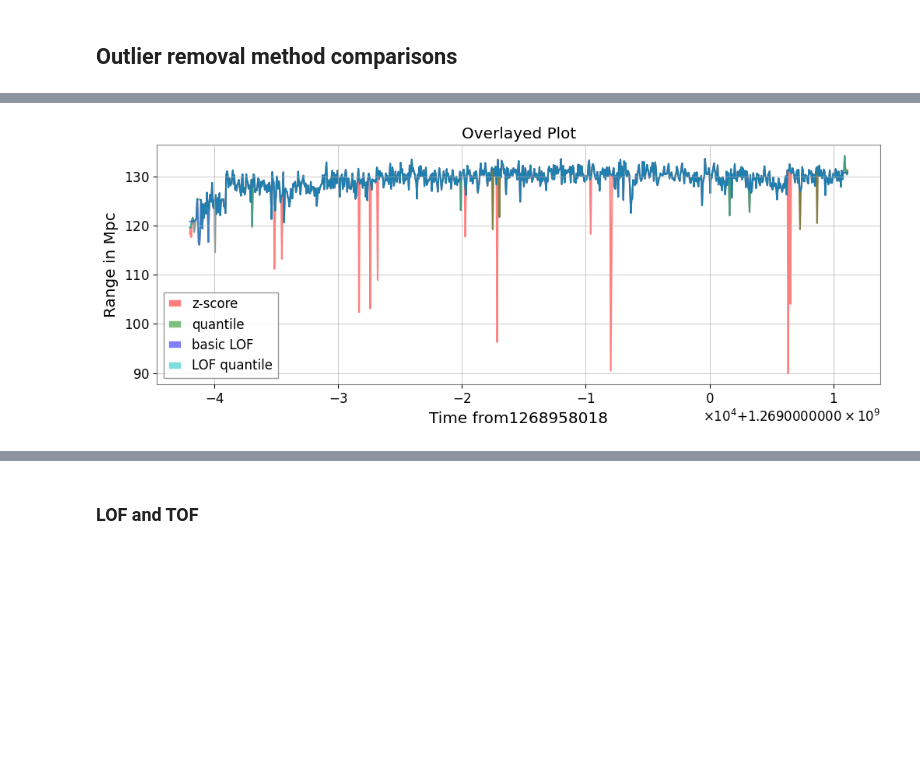
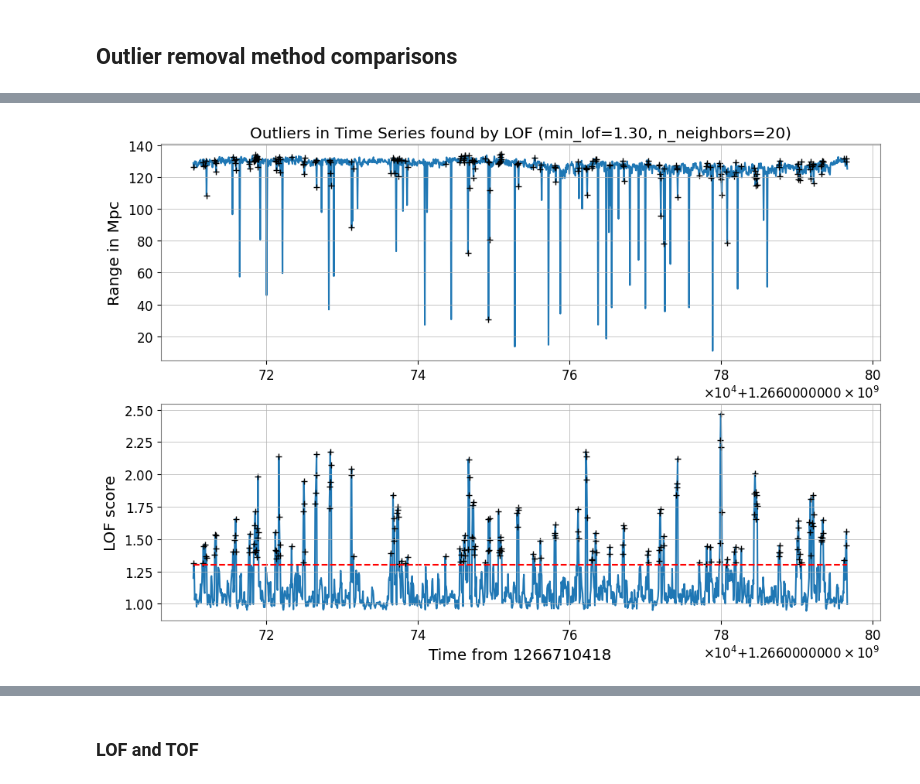
Before and after one commit to JulianZDing/LOFscratch, a Jupyter notebook: OutlierRemoval.ipynb, the cells around one changed output, grey strips where cells are left out. Drawn from its saved outputs; the diff is of its cells as text; code cells hidden in the pictures; blank space fills up the shorter version.

Commit message:
Add animations for windowed LOF method

```diff
--- a/OutlierRemoval.ipynb
+++ b/OutlierRemoval.ipynb
@@ -270,84 +295,84 @@ channel = "L1:DMT-SNSW_EFFECTIVE_RANGE_MPC.mean"
 # start and end represent the begining and end times (gps) that data is pulled from
 # use tconvert(gps_time) to find the date
 
-start, end = (1268958018, 1269011267)
-#start, end = (1264982418, 1264982418+53249) # Feb 6, 2020
-#start, end = (1264982418, 1264982418+53249) # Feb 6, 2020
-#start, end = (1264982418, 1264982418+53249) # Feb 6, 2020
-#start, end = (1264982418, 1264982418+53249) # Feb 6, 2020
+# start, end = (1268958018, 1269011267)
+# start, end = (1264982418, 1265068758) # Feb 6, 2020 (seems to have gaps in data)
+start, end = (1266710418, 1266796758) # Feb 26, 2020
+# start, end = (1267315218, 1267401558) # Mar 4, 2020 (seems to have gaps in data)
+# start, end = (1268956818, 1269043158) # Mar 23, 2020
 
-# Creating TimeSeries to run the outlier removal on
-ts1 = TimeSeries.get(channel, start, end)
-ts2 = TimeSeries.get(channel, start, end)
-
-# Comparing outliers found by both methods
-old = find_outliers(ts1, N=2.5, method='s')
-new = find_outliers(ts2, N=.05, method='pf')
-print("The z-score method found outliers at:", old)
-print("The percentile method found outliers at:", new)
 
 # This will plot the unaltered data with the outliers found by the default method
 # This method is supposed to run iteratively, more work would need to be done to see the progression of identified outliers
+ts1 = TimeSeries.get(channel, start, end)
+old = find_outliers(ts1, N=2.5, method='s')
+print("The z-score method found outliers at:", old)
 fig1, ax1 = plt.subplots(figsize=[12,4])
 ax1.plot(ts1)
 ax1.plot(ts1.times.value[old], ts1.value[old], 'ro')
-ax1.set_title("Primary Time Series with Default Method")
+ax1.set_title("Primary Time Series with z-score Method")
 ax1.set_xlabel("Time from " + str(start))
 ax1.set_ylabel("Range in Mpc")
 fig1.show()
-#plt.savefig('./outlier_plots/Mar23_original.png')
+
+remove_outliers(ts1, N=2.5) #The default outlier removal now acts on ts1
+fig3, ax3 = plt.subplots(figsize=[12,4])
+ax3.plot(ts1, color='red')
+ax3.set_title("z-score Method for Removing Outliers")
+ax3.set_xlabel("Time from" + str(start))
+ax3.set_ylabel("Range in Mpc")
+fig3.show()
 
 #This will plot the unaltered data with the outliers found by the percentile method in green stars
+ts2 = TimeSeries.get(channel, start, end)
+new = find_outliers(ts2, N=.05, method='pf')
+print("The percentile method found outliers at:", new)
 fig2, ax2 = plt.subplots(figsize=[12,4])
 ax2.plot(ts2)
-ax2.plot(ts2.times.value[new], ts2.value[new], 'g*')
+ax2.plot(ts2.times.value[new], ts2.value[new], 'b*')
 ax2.set_title("Primary Time Series with Percentile Method")
 ax2.set_xlabel("Time from " + str(start))
 ax2.set_ylabel("Range in Mpc")
 fig2.show()
-#plt.savefig('./outlier_plots/Mar23_percentile_outlier_find.png')
 
-#The default outlier removal now acts on ts1
-remove_outliers(ts1, N=2.5)
-fig3, ax3 = plt.subplots(figsize=[12,4])
-#ax3.plot(ts2, color='blue')
-ax3.plot(ts1, color='green')
-ax3.set_title("Default Method for Removing Outliers")
-ax3.set_xlabel("Time from" + str(start))
-ax3.set_ylabel("Range in Mpc")
-fig3.show()
-#plt.savefig('./outlier_plots/Mar23_original_removal.png')
-
-#The percentile outlier removal now acts on ts2
-remove_outliers(ts2, N=.05, method='pf')
+remove_outliers(ts2, N=.05, method='pf') #The percentile outlier removal now acts on ts2
 fig4, ax4 = plt.subplots(figsize=[12,4])
-ax4.plot(ts2)
+ax4.plot(ts2, color='blue')
 ax4.set_title("Percentile Method for Removing Outliers")
 ax4.set_xlabel("Time from" + str(start))
 ax4.set_ylabel("Range in Mpc")
 fig4.show()
-#plt.savefig('./outlier_plots/Mar23_percentile_removal.png')
 
 # Basic LOF method
-min_lof = 1.1
-n_neighbors = 20
-ts4 = TimeSeries.get(channel, start, end)
-outliers = find_lof_outliers(ts4, min_lof, n_neighbors)
-remove_by_idx(ts4, outliers)
-
-# LOF quantile method
-q = 0.05
+min_lof = 1.3
 n_neighbors = 20
 ts3 = TimeSeries.get(channel, start, end)
-outliers = find_lof_quantile(ts3, q, n_neighbors)
+outliers, lofs = find_lof_outliers_window(ts3, min_lof, n_neighbors)
+fig6, axs = plt.subplots(2, 1, figsize=[12,8])
+axs[0].plot(ts3)
+axs[0].plot(ts3.times.value[outliers], ts3.value[outliers], 'k+')
+axs[0].set_title("Outliers in Time Series found by LOF (min_lof=%.2f, n_neighbors=%d)" % (min_lof, n_neighbors))
+axs[0].set_ylabel("Range in Mpc")
+axs[1].plot(ts3.times.value, lofs)
+axs[1].plot(ts3.times.value[outliers], lofs[outliers], 'k+')
+axs[1].plot([ts3.times.value[0], ts3.times.value[-1]], [min_lof, min_lof], 'r--')
+axs[1].set_ylabel("LOF score")
+axs[1].set_xlabel("Time from " + str(start))
+fig6.show()
+
 remove_by_idx(ts3, outliers)
+fig7, ax7 = plt.subplots(figsize=[12,4])
+ax7.plot(ts3, color='black')
+ax7.set_title("Time Series with outliers removed, LOF method (min_lof=%.1f, n_neighbors=%d)" % (min_lof, n_neighbors))
+ax7.set_xlabel("Time from" + str(start))
+ax7.set_ylabel("Range in Mpc")
+fig7.show()
 
 #This plot overlays the TimeSeries for a direct comparison
 fig5, ax5 = plt.subplots(figsize=[12,4])
-ax5.plot(ts1, 'r', label='z-score', alpha=0.5)
-ax5.plot(ts2, 'g', label='quantile', alpha=0.5)
-ax5.plot(ts4, 'b', label='basic LOF', alpha=0.5)
-ax5.plot(ts3, 'c', label='LOF quantile', alpha=0.5)
+ax5.plot(ts1, 'r', label='z-score')
+ax5.plot(ts2, 'b', label='quantile')
+ax5.plot(ts3, 'k', label='LOF')
 ax5.set_title("Overlayed Plot")
 ax5.set_xlabel("Time from" + str(start))
 ax5.set_ylabel("Range in Mpc")
@@ -379 +402 @@ Right endpoint was clipped, filling back with constant interpolation
-[figure, old version]
+[figure, new version]
```
Also changed, not shown: parts of 6 cells of this notebook, 2 other files.
